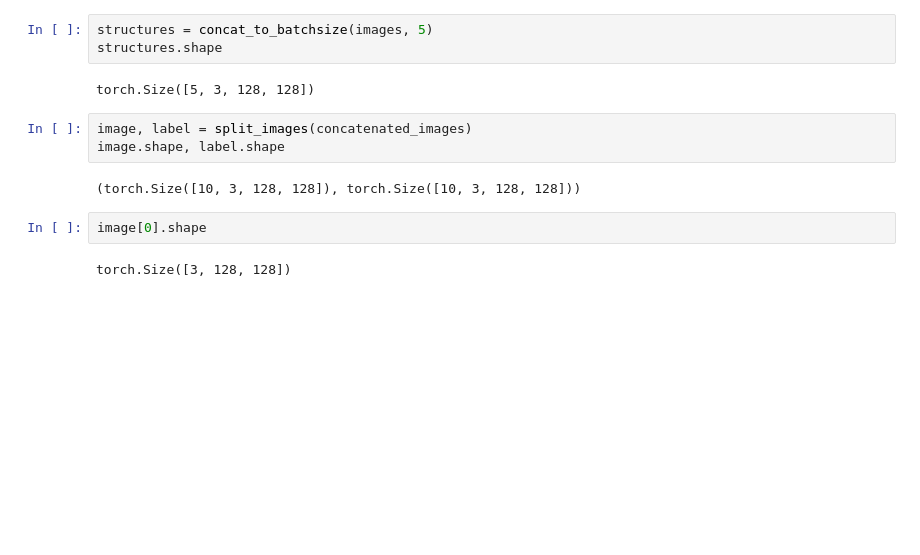
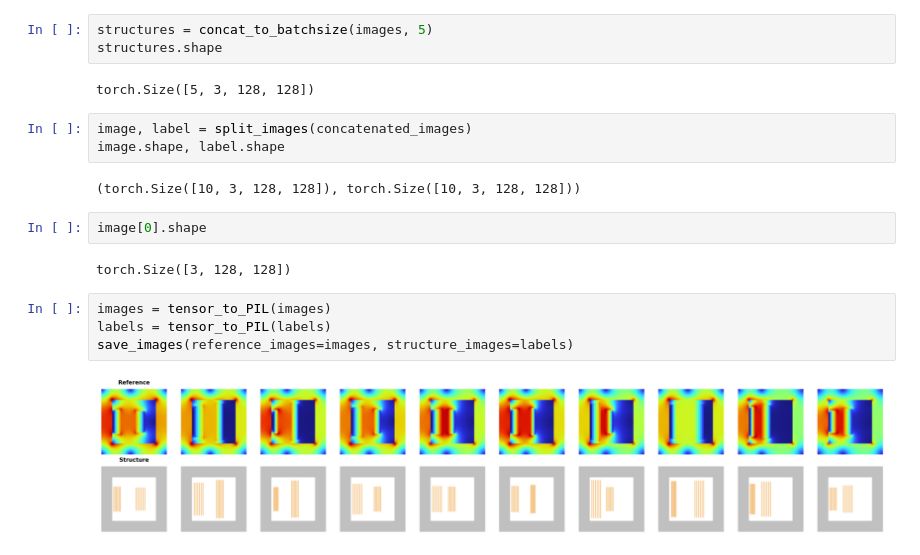
Before and after one commit to Ward-GT/MachineLearning, a Jupyter notebook: MachineLearningModels/SDE_conditioned/SDE_test.ipynb, the cells around one changed output. Drawn from its saved outputs; the diff is of its cells as text; blank space fills up the shorter version.

```diff
--- a/MachineLearningModels/SDE_conditioned/SDE_test.ipynb
+++ b/MachineLearningModels/SDE_conditioned/SDE_test.ipynb
@@ -28,3 +29,9 @@ image.shape, label.shape
 image[0].shape
 # %% [output]
 torch.Size([3, 128, 128])
+# %%
+images = tensor_to_PIL(images)
+labels = tensor_to_PIL(labels)
+save_images(reference_images=images, structure_images=labels)
+# %% [output]
+[figure, added]
```
Also changed, not shown: parts of 3 cells of this notebook, 4 other files.
